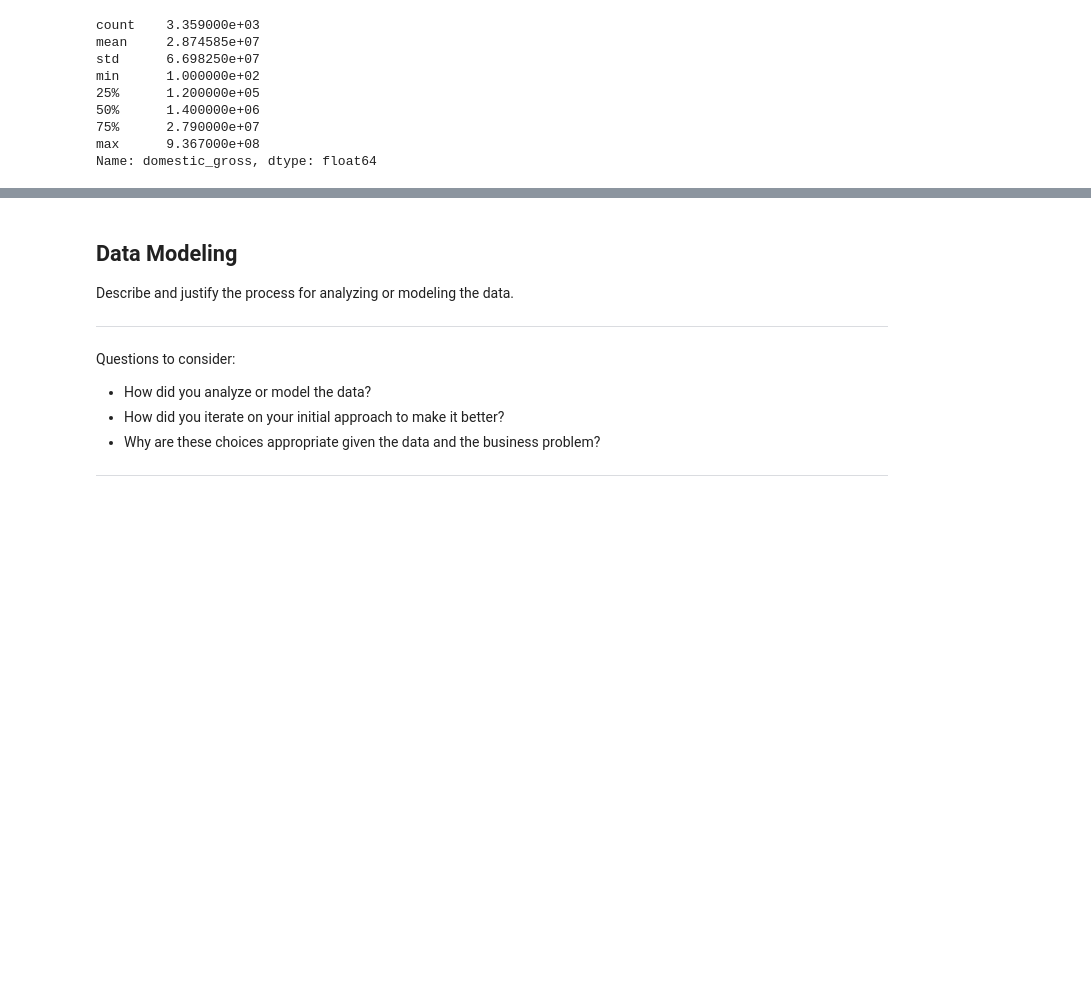
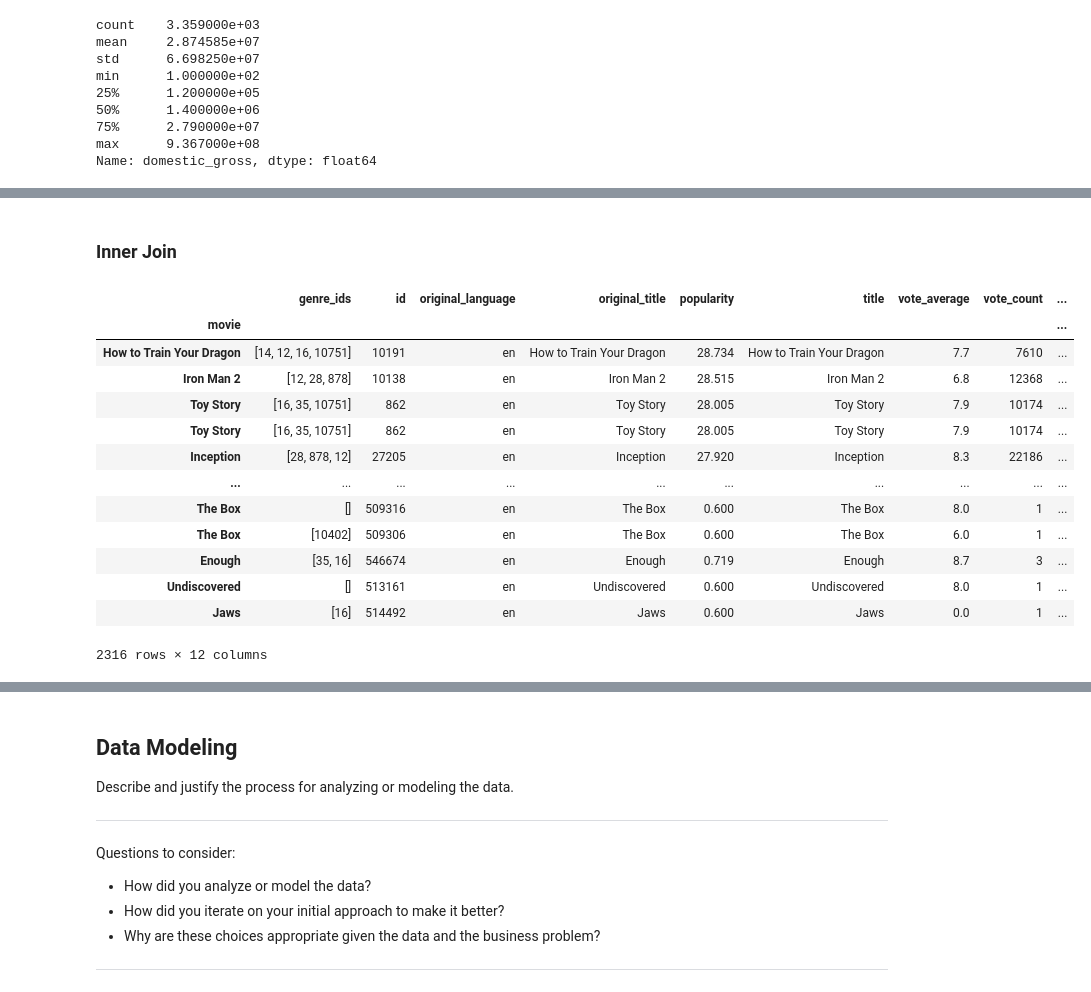
Before and after one commit to fetterollie/Microsoft-Movie-Analysis, a Jupyter notebook: jon_prelim.ipynb, the cells around one changed output, grey strips where cells are left out. Drawn from its saved outputs; the diff is of its cells as text; code cells hidden in the pictures; blank space fills up the shorter version.

```diff
--- a/jon_prelim.ipynb
+++ b/jon_prelim.ipynb
@@ -160,0 +242,20 @@ Questions to consider:
+# %% [markdown]
+### Inner Join
+# %%
+df_tmdb_tn_innerjoin = df_tmdb_mod.join(df_tn_mod, on='movie', how='inner', lsuffix='tmbd', rsuffix='tn')
+df_tmdb_tn_innerjoin
+# %% [output]
+|  | genre_ids | id | original_language | original_title | popularity | title | vote_average | vote_count | ... |
+| movie |  |  |  |  |  |  |  |  | ... |
+| How to Train Your Dragon | [14, 12, 16, 10751] | 10191 | en | How to Train Your Dragon | 28.734 | How to Train Your Dragon | 7.7 | 7610 | ... |
+| Iron Man 2 | [12, 28, 878] | 10138 | en | Iron Man 2 | 28.515 | Iron Man 2 | 6.8 | 12368 | ... |
+| Toy Story | [16, 35, 10751] | 862 | en | Toy Story | 28.005 | Toy Story | 7.9 | 10174 | ... |
+| Toy Story | [16, 35, 10751] | 862 | en | Toy Story | 28.005 | Toy Story | 7.9 | 10174 | ... |
+| Inception | [28, 878, 12] | 27205 | en | Inception | 27.920 | Inception | 8.3 | 22186 | ... |
+| ... | ... | ... | ... | ... | ... | ... | ... | ... | ... |
+| The Box | [] | 509316 | en | The Box | 0.600 | The Box | 8.0 | 1 | ... |
+| The Box | [10402] | 509306 | en | The Box | 0.600 | The Box | 6.0 | 1 | ... |
+| Enough | [35, 16] | 546674 | en | Enough | 0.719 | Enough | 8.7 | 3 | ... |
+| Undiscovered | [] | 513161 | en | Undiscovered | 0.600 | Undiscovered | 8.0 | 1 | ... |
+| Jaws | [16] | 514492 | en | Jaws | 0.600 | Jaws | 0.0 | 1 | ... |
+2316 rows × 12 columns
```
Also changed, not shown: parts of 40 cells of this notebook, 1 other file.
